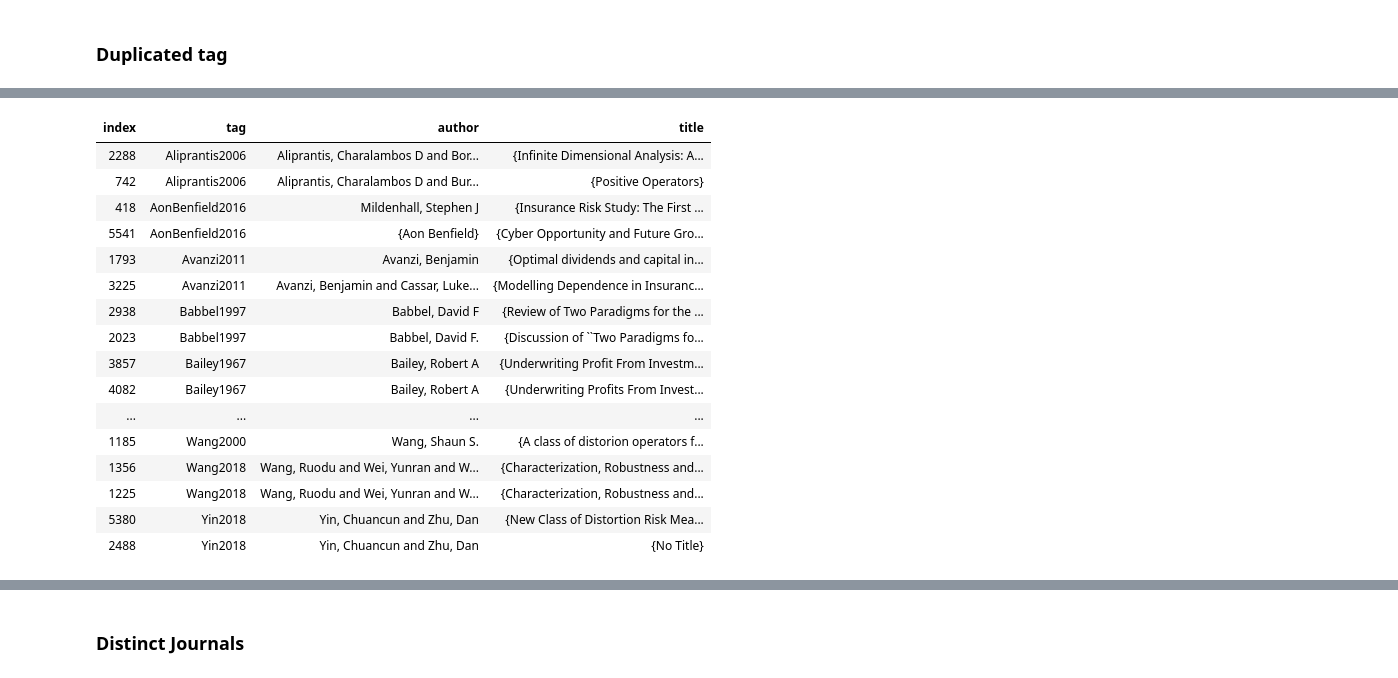
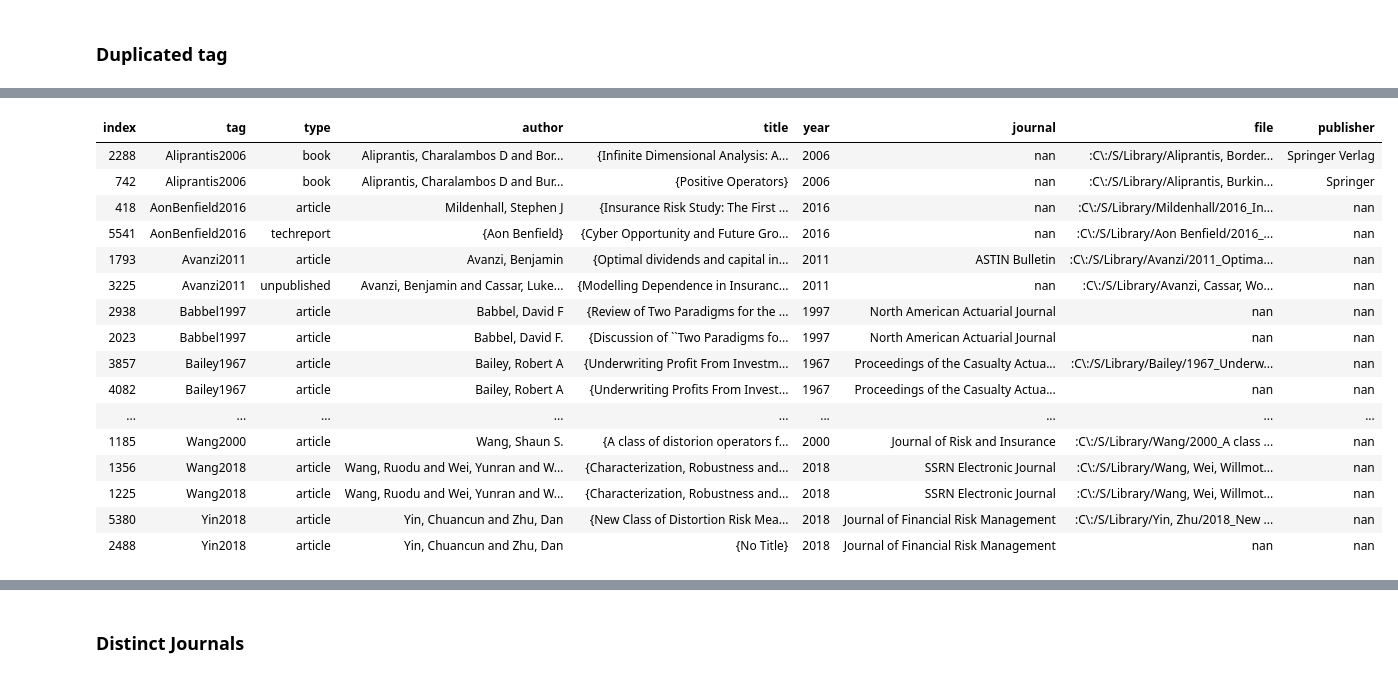
Before and after one commit to mynl/archivum_project, a Jupyter notebook: temp/Bibtex-to-df-and-tidy.ipynb, the cells around one changed output, grey strips where cells are left out. Cells and saved outputs as stored; diff of their text form; code cells hidden in the pictures.

```diff
--- a/temp/Bibtex-to-df-and-tidy.ipynb
+++ b/temp/Bibtex-to-df-and-tidy.ipynb
@@ -28,8 +28,12 @@ import scratch as sc
 import great2_bibtex as scbt
 
 from greater_tables import GT
-deff = lambda x: str(x)
-fGT = partial(GT, large_ok=True, formatters={'index': lambda x: str(x), 'year': lambda x: f'{int(x):d}'})
+def safeyear(s):
+    try:
+        return f'{int(s)}'
+    except:
+        return s
+fGT = partial(GT, large_ok=True, formatters={'index': str, 'year': safeyear})
 %load_ext autotime
 # %% [output]
 The autotime extension is already loaded. To reload it, use:
@@ -249,2 +151,5 @@ time: 47 ms (started: 2025-05-18 21:29:46 +01:00)
 # %% [markdown]
 ### Duplicated tag
+# %%
+base_cols = ['tag', 'type', 'author', 'title', 'year', 'journal', 'file', 'publisher']
+len(base_cols)
@@ -251,20 +275,20 @@ time: 47 ms (started: 2025-05-18 21:29:46 +01:00)
 # %%
-fGT(b.df.loc[b.df.tag.duplicated(keep=False), ['tag', 'author', 'title']].sort_values('tag'), tabs=[5, 15, 25, 40])
+fGT(b.df.loc[b.df.tag.duplicated(keep=False), base_cols].sort_values('tag') , tabs=[5, 10, 5, 15, 20, 3, 10, 20, 8])
 # %% [output]
-| index | tag | author | title |
-| 2288 | Aliprantis2006 | Aliprantis, Charalambos D and Bor... | {Infinite Dimensional Analysis: A... |
-| 742 | Aliprantis2006 | Aliprantis, Charalambos D and Bur... | {Positive Operators} |
-| 418 | AonBenfield2016 | Mildenhall, Stephen J | {Insurance Risk Study: The First ... |
-| 5541 | AonBenfield2016 | {Aon Benfield} | {Cyber Opportunity and Future Gro... |
-| 1793 | Avanzi2011 | Avanzi, Benjamin | {Optimal dividends and capital in... |
-| 3225 | Avanzi2011 | Avanzi, Benjamin and Cassar, Luke... | {Modelling Dependence in Insuranc... |
-| 2938 | Babbel1997 | Babbel, David F | {Review of Two Paradigms for the ... |
-| 2023 | Babbel1997 | Babbel, David F. | {Discussion of ``Two Paradigms fo... |
-| 3857 | Bailey1967 | Bailey, Robert A | {Underwriting Profit From Investm... |
-| 4082 | Bailey1967 | Bailey, Robert A | {Underwriting Profits From Invest... |
-| ... | ... | ... | ... |
-| 1185 | Wang2000 | Wang, Shaun S. | {A class of distorion operators f... |
-| 1356 | Wang2018 | Wang, Ruodu and Wei, Yunran and W... | {Characterization, Robustness and... |
-| 1225 | Wang2018 | Wang, Ruodu and Wei, Yunran and W... | {Characterization, Robustness and... |
-| 5380 | Yin2018 | Yin, Chuancun and Zhu, Dan | {New Class of Distortion Risk Mea... |
-| 2488 | Yin2018 | Yin, Chuancun and Zhu, Dan | {No Title} |
+| index | tag | type | author | title | year | journal | file | publisher |
+| 2288 | Aliprantis2006 | book | Aliprantis, Charalambos D and Bor... | {Infinite Dimensional Analysis: A... | 2006 | nan | :C\:/S/Library/Aliprantis, Border... | Springer Verlag |
+| 742 | Aliprantis2006 | book | Aliprantis, Charalambos D and Bur... | {Positive Operators} | 2006 | nan | :C\:/S/Library/Aliprantis, Burkin... | Springer |
+| 418 | AonBenfield2016 | article | Mildenhall, Stephen J | {Insurance Risk Study: The First ... | 2016 | nan | :C\:/S/Library/Mildenhall/2016_In... | nan |
+| 5541 | AonBenfield2016 | techreport | {Aon Benfield} | {Cyber Opportunity and Future Gro... | 2016 | nan | :C\:/S/Library/Aon Benfield/2016_... | nan |
+| 1793 | Avanzi2011 | article | Avanzi, Benjamin | {Optimal dividends and capital in... | 2011 | ASTIN Bulletin | :C\:/S/Library/Avanzi/2011_Optima... | nan |
+| 3225 | Avanzi2011 | unpublished | Avanzi, Benjamin and Cassar, Luke... | {Modelling Dependence in Insuranc... | 2011 | nan | :C\:/S/Library/Avanzi, Cassar, Wo... | nan |
+| 2938 | Babbel1997 | article | Babbel, David F | {Review of Two Paradigms for the ... | 1997 | North American Actuarial Journal | nan | nan |
+| 2023 | Babbel1997 | article | Babbel, David F. | {Discussion of ``Two Paradigms fo... | 1997 | North American Actuarial Journal | nan | nan |
+| 3857 | Bailey1967 | article | Bailey, Robert A | {Underwriting Profit From Investm... | 1967 | Proceedings of the Casualty Actua... | :C\:/S/Library/Bailey/1967_Underw... | nan |
+| 4082 | Bailey1967 | article | Bailey, Robert A | {Underwriting Profits From Invest... | 1967 | Proceedings of the Casualty Actua... | nan | nan |
+| ... | ... | ... | ... | ... | ... | ... | ... | ... |
+| 1185 | Wang2000 | article | Wang, Shaun S. | {A class of distorion operators f... | 2000 | Journal of Risk and Insurance | :C\:/S/Library/Wang/2000_A class ... | nan |
+| 1356 | Wang2018 | article | Wang, Ruodu and Wei, Yunran and W... | {Characterization, Robustness and... | 2018 | SSRN Electronic Journal | :C\:/S/Library/Wang, Wei, Willmot... | nan |
+| 1225 | Wang2018 | article | Wang, Ruodu and Wei, Yunran and W... | {Characterization, Robustness and... | 2018 | SSRN Electronic Journal | :C\:/S/Library/Wang, Wei, Willmot... | nan |
+| 5380 | Yin2018 | article | Yin, Chuancun and Zhu, Dan | {New Class of Distortion Risk Mea... | 2018 | Journal of Financial Risk Management | :C\:/S/Library/Yin, Zhu/2018_New ... | nan |
+| 2488 | Yin2018 | article | Yin, Chuancun and Zhu, Dan | {No Title} | 2018 | Journal of Financial Risk Management | nan | nan |
```
Also changed, not shown: parts of 32 cells of this notebook, 3 other files.
